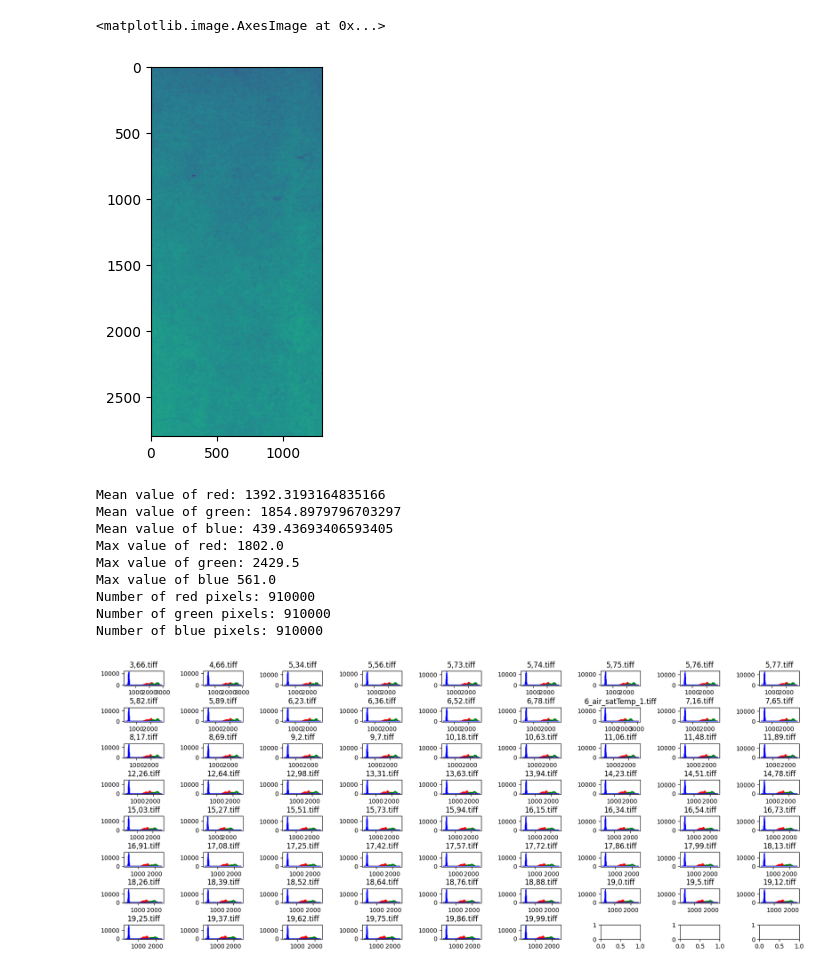
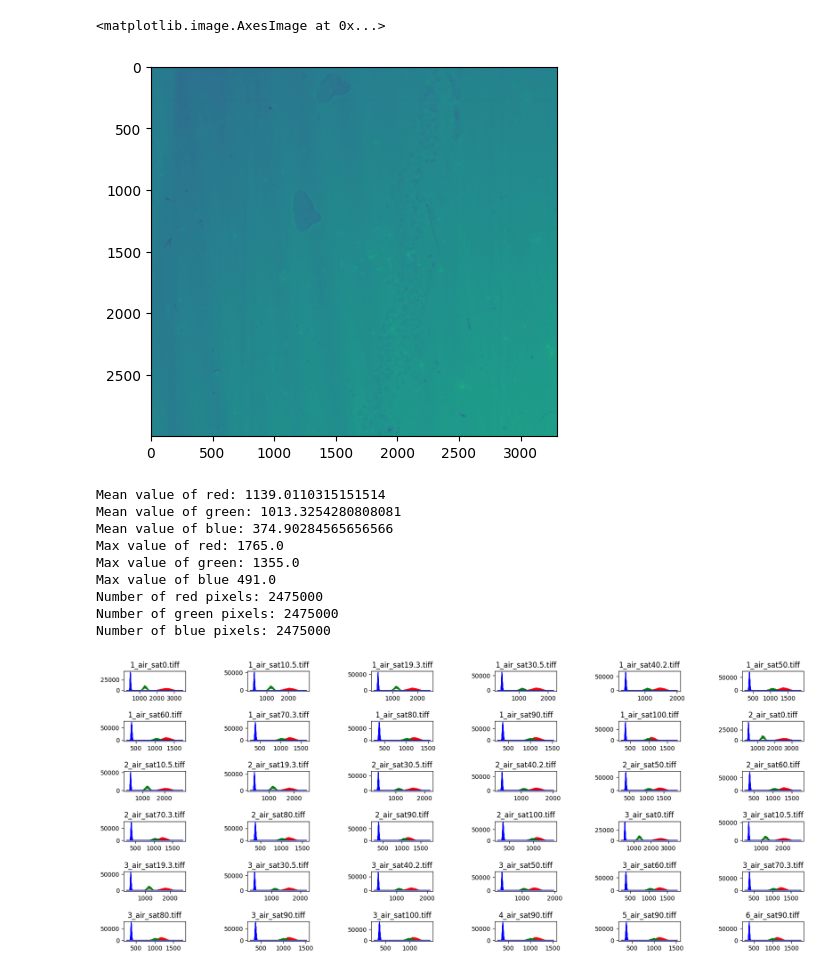
Before and after one commit to MartinReinhard10/In-Situ_Soil_Optode_Data_Processing, a Jupyter notebook: O2 Calibration/Image_checker_and_thresholding.ipynb, the cells around one changed output. Cells and saved outputs as stored; diff of their text form; code cells hidden in the pictures.

Commit message:
Calibration

```diff
--- a/O2 Calibration/Image_checker_and_thresholding.ipynb
+++ b/O2 Calibration/Image_checker_and_thresholding.ipynb
@@ -131,18 +94,18 @@ for i, filename in enumerate(input_files):
     tifffile.imwrite(output_path, thresholded_images[i])
 # %%
 # Set the path to the directory containing the thresholded images
-thresholded_dir = 'D:/Temperature_images/RAW_2023-07-13/Threshold_images/'
+thresholded_dir = 'D:/O2_Calibration_Images/RAW_2023-08-11/Thresholded Images/'
 
 # Get a list of all thresholded image files in the directory
 thresholded_files = [f for f in os.listdir(thresholded_dir) if f.endswith('.tiff')]
 thresholded_files = natsorted(thresholded_files)
 
-test_thresholded_image = tifffile.imread(os.path.join(thresholded_dir,thresholded_files[50]))
-crop_test_thresholded_image = test_thresholded_image[200:3000,200:1500]
-plt.imshow(crop_test_thresholded_image)
+test_thresholded_image = tifffile.imread(os.path.join(thresholded_dir,thresholded_files[9]))
+test_thresholded_image = test_thresholded_image[0:3000,700:4000]
+plt.imshow(test_thresholded_image)
 # %% [output]
 <matplotlib.image.AxesImage at 0x...>
-[figure, old version]
+[figure, new version]
 # %%
 # Calculate the number of rows and columns for the grid
 num_images = len(thresholded_files)
@@ -158,7 +121,7 @@ for i, filename in enumerate(thresholded_files):
     thresholded_image = tifffile.imread(os.path.join(thresholded_dir, filename))
 
     # Set Crop dimension (OPTIONAL)
-    thresholded_image =thresholded_image[200:3000,200:1500]
+    thresholded_image =thresholded_image[0:3000,700:4000]
 
     # Replace NaN values with 0
     thresholded_image[np.isnan(thresholded_image)] = 0
@@ -220,16 +183,16 @@ print("Number of blue pixels:", num_blue_pixels)
 
 plt.show()
 # %% [output]
-Mean value of red: 1392.3193164835166
-Mean value of green: 1854.8979796703297
-Mean value of blue: 439.43693406593405
-Max value of red: 1802.0
-Max value of green: 2429.5
-Max value of blue 561.0
-Number of red pixels: 910000
-Number of green pixels: 910000
-Number of blue pixels: 910000
+Mean value of red: 1139.0110315151514
+Mean value of green: 1013.3254280808081
+Mean value of blue: 374.90284565656566
+Max value of red: 1765.0
+Max value of green: 1355.0
+Max value of blue 491.0
+Number of red pixels: 2475000
+Number of green pixels: 2475000
+Number of blue pixels: 2475000
-[figure, old version]
+[figure, new version]
 # %%
 # See Individual Histograms
 
```
Also changed, not shown: parts of 5 cells of this notebook.
